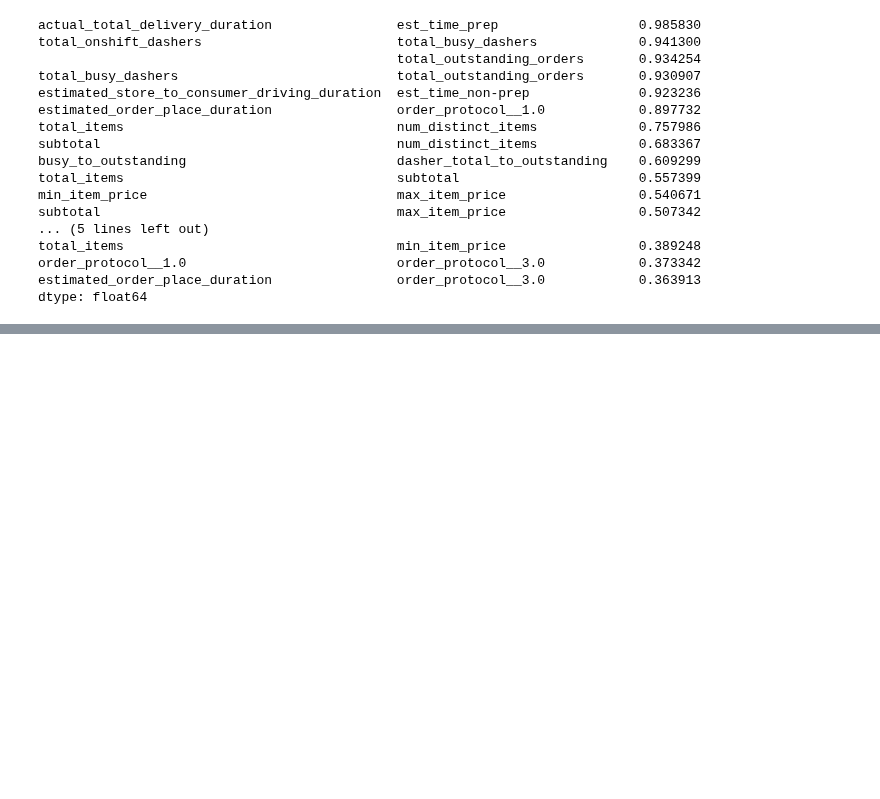
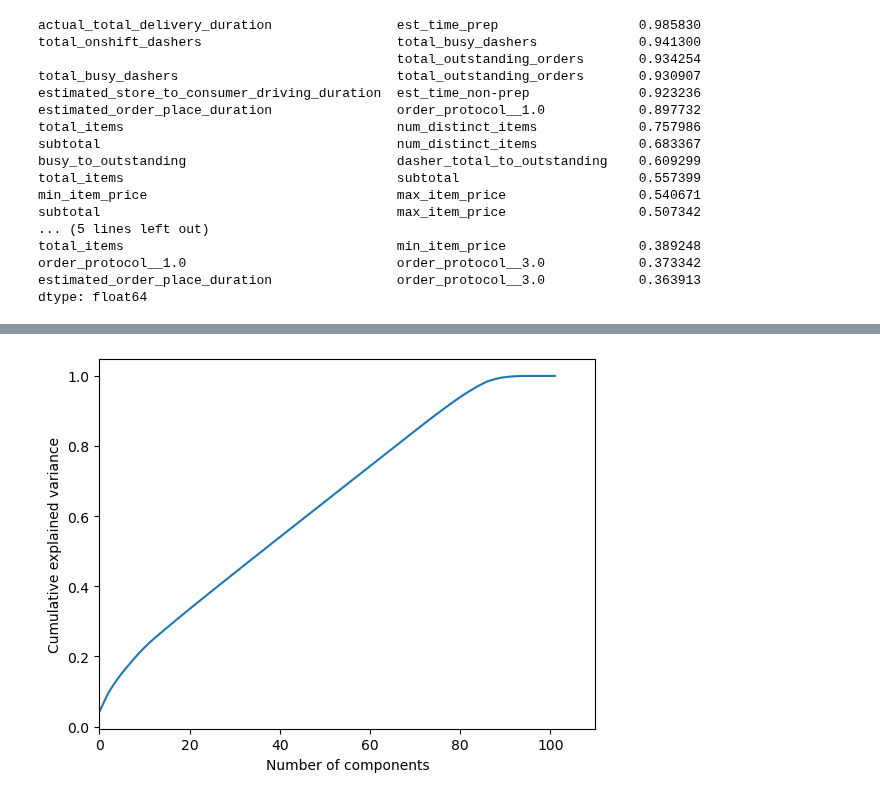
Before and after one commit to Tanag3r/stratascratch_projects, a Jupyter notebook: doordash_delivery_est/doordash_est.ipynb, the cells around one changed output, grey strips where cells are left out. Cells and saved outputs as stored; diff of their text form; code cells hidden in the pictures; blank space fills up the shorter version.

```diff
--- a/doordash_delivery_est/doordash_est.ipynb
+++ b/doordash_delivery_est/doordash_est.ipynb
@@ -208,22 +208,21 @@ def build_train_test(dataset:pd.DataFrame,target_feature:str,test_size:int):
         raise ex
     return x_train,x_test,y_train,y_test
 
-def apply_standard_scaler(train,test):
+def apply_standard_scaler(dataset):
+#applies the standard scaler to a single dataset
     scaler = StandardScaler()
     try:
-        if type(train) == pd.DataFrame and type(test) == pd.DataFrame:
-            scaler.fit(train.values)
-            train_stdScale = scaler.transform(train.values)
-            test_stdScale = scaler.transform(test.values)
-            train_stdScale = pd.DataFrame(train_stdScale,index=train.index,columns=train.columns)
-            test_stdScale = pd.DataFrame(test_stdScale,index=test.index,columns=test.columns)
+        if type(dataset) == pd.DataFrame:
+            scaler.fit(dataset.values)
+            dataset_scaled = scaler.transform(dataset.values)
+            dataset_scaled = pd.DataFrame(dataset_scaled,index=dataset.index,columns=dataset.columns)
         else:
-            scaler.fit(train)
-            train_stdScale = scaler.transform(train)
-            test_stdScale = scaler.transform(test)
+            scaler.fit(dataset)
+            dataset_scaled = scaler.transform(dataset)
+            test_stdScale = scaler.transform(dataset)
     except Exception as ex:
         raise ex
-    return train_stdScale,test_stdScale
+    return dataset_scaled
 # %%
 x_train,x_test,y_train,y_test = build_train_test(dataset=train_df,target_feature='actual_total_delivery_duration',test_size=0.3)
 x_train_stdScale,x_test_stdScale = apply_standard_scaler(train=x_train,test=x_test)
@@ -230,4 +235,4 @@ x_train_stdScale,x_test_stdScale = apply_standard_scaler(train=x_train,test=x_te
 # %%
-pca = PCA(n_components=5)
+pca = PCA()
 pca.fit(x_train_stdScale)
 x_train_pca,x_test_pca = pca.transform(x_train_stdScale),pca.transform(x_test_stdScale)
@@ -250,0 +258,8 @@ lerd
+# %%
+plt.plot(np.cumsum(pca.explained_variance_ratio_))
+plt.xlim(0,110,1)
+plt.xlabel('Number of components')
+plt.ylabel('Cumulative explained variance')
+plt.show()
+# %% [output]
+[figure, added]
```
Also changed, not shown: parts of 3 cells of this notebook.
